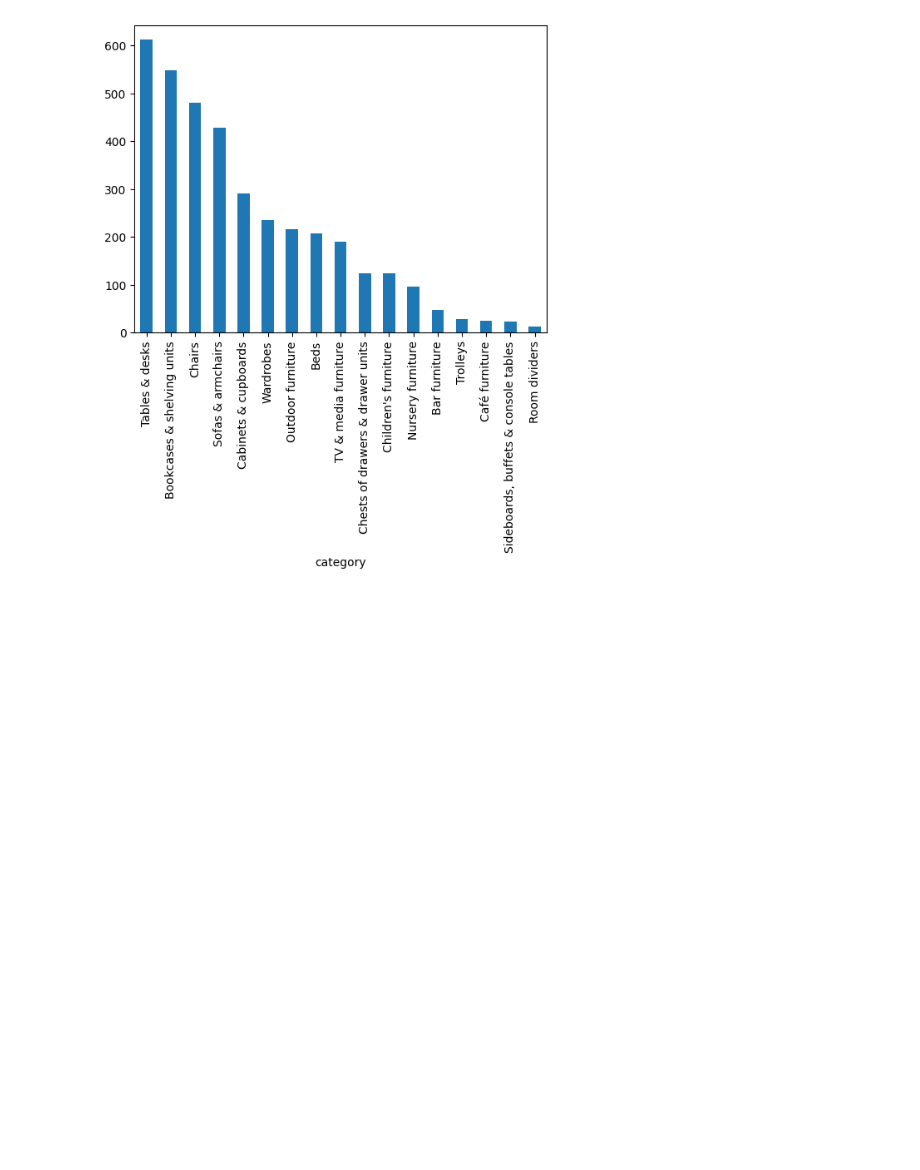
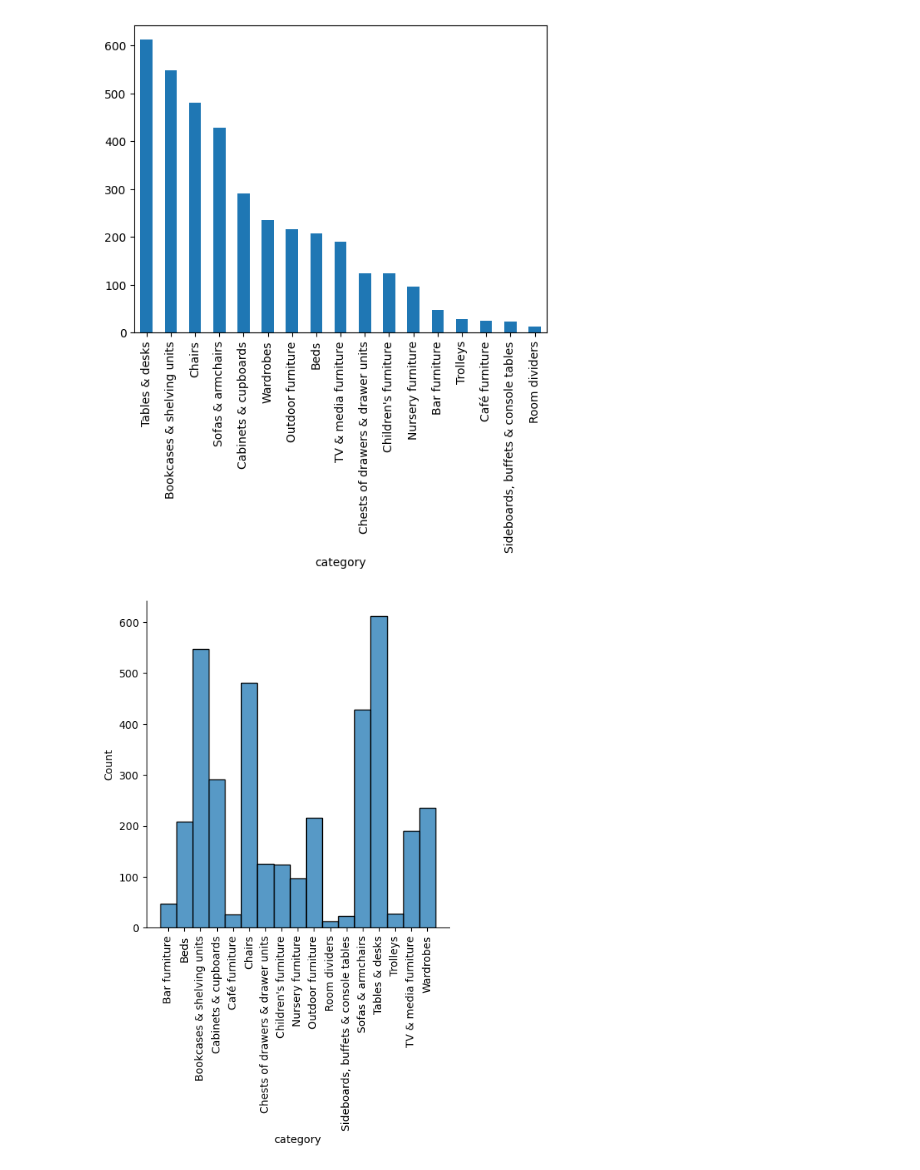
Before and after one commit to ToriVL/Progect, a Jupyter notebook: Graphics.ipynb, the cells around one changed output. Saved outputs shown, nothing was run; the diff lists cells and outputs as text; code cells hidden in the pictures; blank space fills up the shorter version.

```diff
--- a/Graphics.ipynb
+++ b/Graphics.ipynb
@@ -72,3 +78,9 @@ file['category'].value_counts().sort_values(ascending=False).plot(kind='bar', ro
 plt.show()
 # %% [output]
 [figure]
+# %%
+sns.displot(file['category'])
+plt.xticks(rotation=90)
+plt.show()
+# %% [output]
+[figure, added]
```
Also changed, not shown: parts of 4 cells of this notebook.
